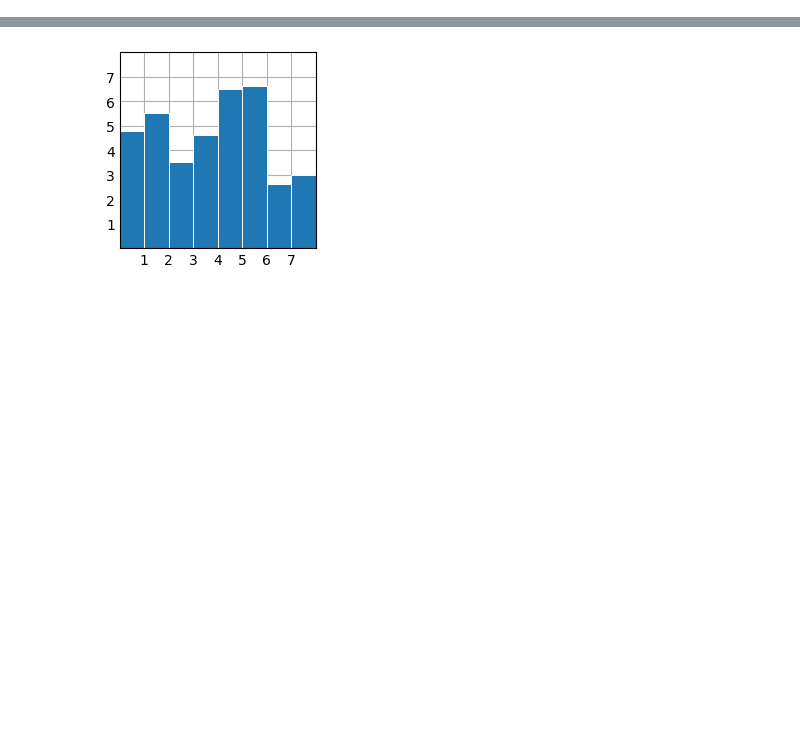
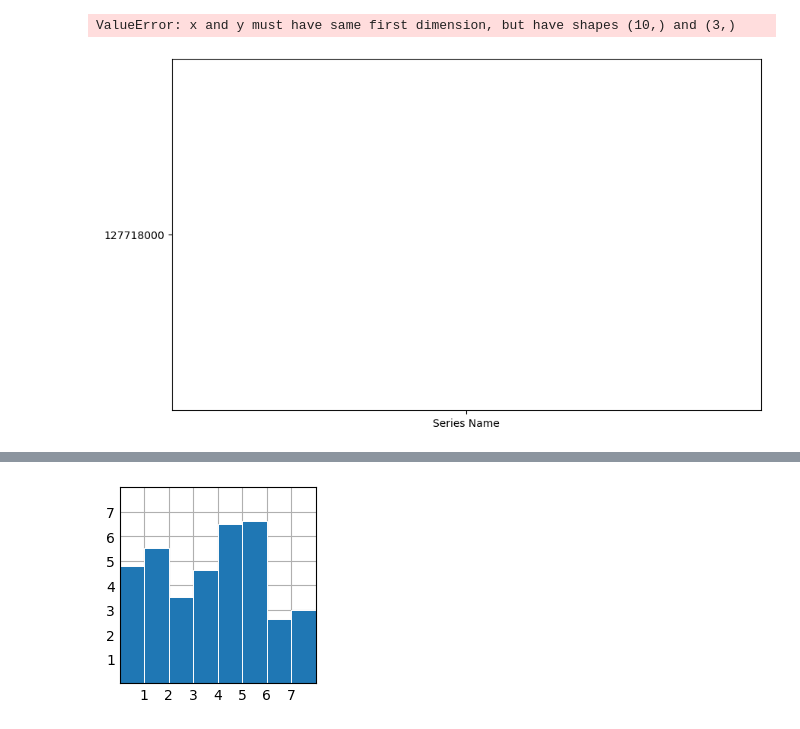
Before and after one commit to Dolly0106/RL, a Jupyter notebook: HW2.ipynb, the cells around one changed output, grey strips where cells are left out. Drawn from its saved outputs; the diff is of its cells as text; code cells hidden in the pictures; blank space fills up the shorter version.

```diff
--- a/HW2.ipynb
+++ b/HW2.ipynb
@@ -130,3 +103,5 @@ data2.head()
 | 2 | Japan | JPN | Consumer price index (2010 = 100) | FP.CPI.TOTL | 99.7323663990331 | 99.680566347233 | 100.0259000259 | 102.788569455236 | 103.600103600104 | 103.47923681257 |
 | 3 | Japan | JPN | Total employment, total (ages 15+) | SL.EMP.TOTL | 62969428 | 62794462 | 63334058 | 63813725 | 64152974 | 64752352 |
 | 4 | Korea, Rep. | KOR | Age dependency ratio (% of workin... | SP.POP.DPND | 36.481759149123 | 36.3589055204387 | 36.3228990728866 | 36.4410282679253 | 36.7429178205437 | 37.1496082598761 |
+# %%
+data2.columns = ['Series Name','Series Code','Country Name','Country Code','2011','2012','2013','2014','2015','2016']
@@ -132,0 +126,4 @@ data2.head()
+# %%
+#總勞動人口
+Total_employment =data2.iloc[[3, 6, 9]]
+Total_employment
@@ -133,3 +135,31 @@ data2.head()
+# %%
+selected_rows = [3, 6, 9]
+
+# 创建一个图形
+plt.figure(figsize=(10, 6))
+
+x = df.columns
+
+# 创建一个数据框来存储所有选定行的数据
+selected_data = df.iloc[selected_rows]
+# 遍历选定的行，每一行绘制一条折线
+for row_index in selected_rows:
+    row_data = df.iloc[row_index]  # 获取行数据
+    x = Total_employment.columns  # 列标题作为 x 轴
+    y = row_data.values  # 行数据作为 y 轴
+    plt.plot(x, y, label=f'Row {row_index + 1}')
+
+# 添加 x 轴和 y 轴标签
+plt.xlabel('Series Code', fontsize=14)
+plt.ylabel('2011', fontsize=14)
+# 添加图例
+plt.legend()
+
+# 显示图形
+plt.show()
+# %% [output]
+ValueError: x and y must have same first dimension, but have shapes (10,) and (3,)
+[figure, added]
 # %%
 import plotly.graph_objects as go
 fig = go.Figure(
```
Also changed, not shown: parts of 16 cells of this notebook, 3 other files.
